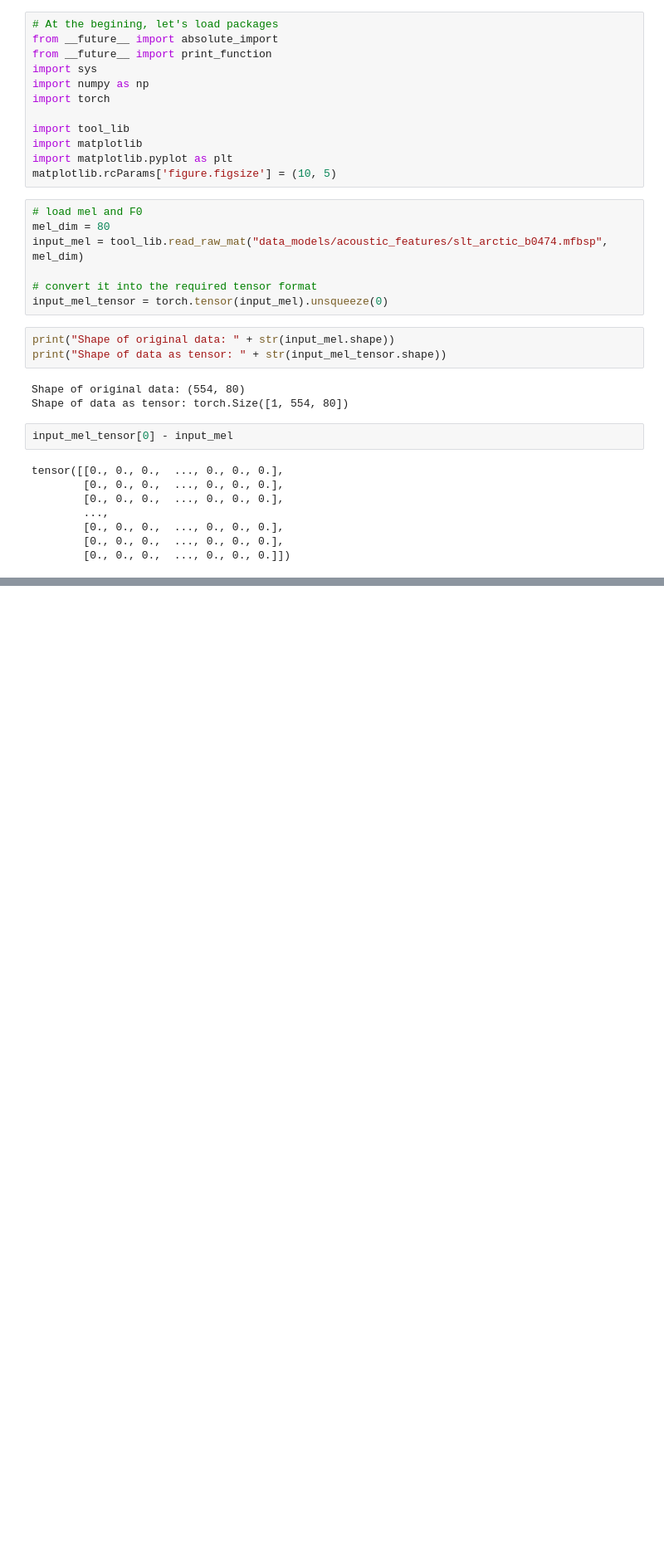
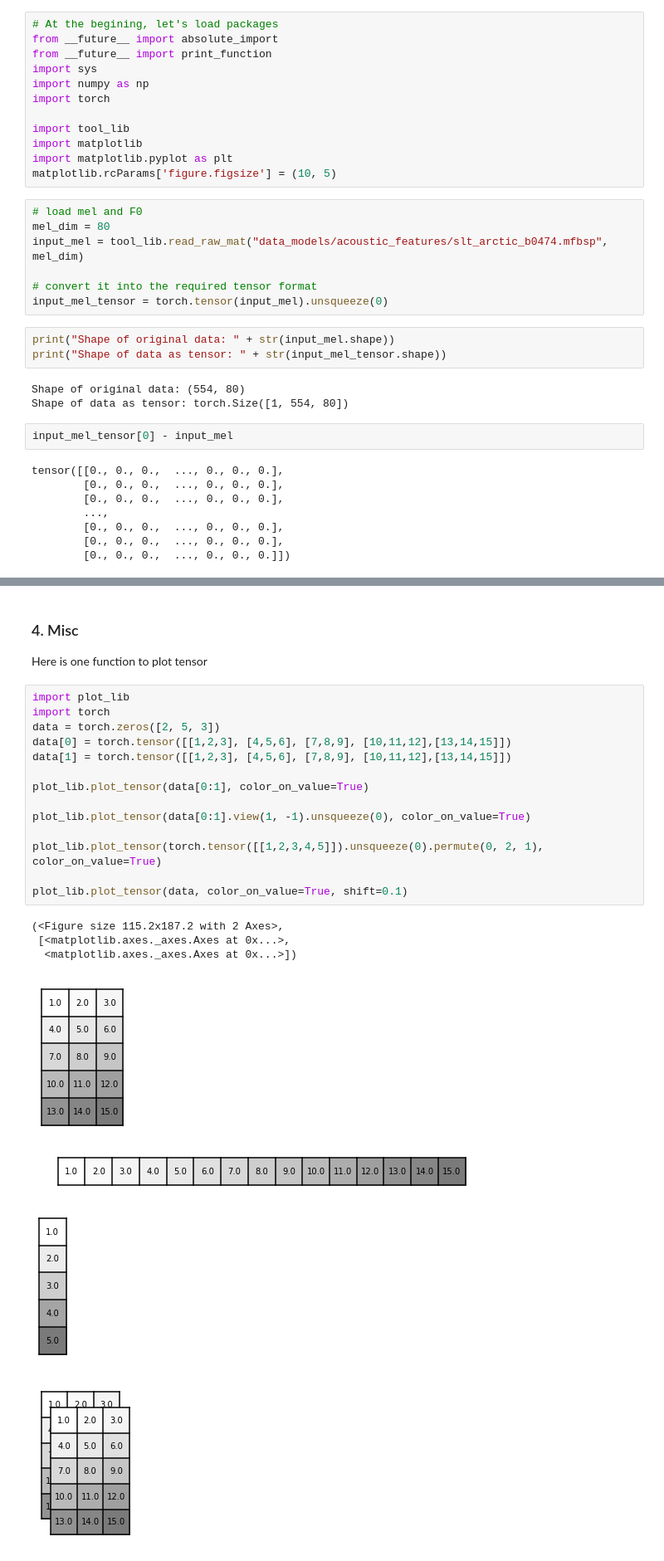
Before and after one commit to nii-yamagishilab/project-NN-Pytorch-scripts, a Jupyter notebook: tutorials/1_tensor_shape.ipynb, the cells around one changed output, grey strips where cells are left out. Shown at 83% size. Cells and saved outputs as stored; diff of their text form; blank space fills up the shorter version.

```diff
--- a/tutorials/1_tensor_shape.ipynb
+++ b/tutorials/1_tensor_shape.ipynb
@@ -66,0 +69,26 @@ In summary, the tensor used by neural networks in this project should be:
+# %% [markdown]
+### 4. Misc
+
+Here is one function to plot tensor
+# %%
+import plot_lib
+import torch
+data = torch.zeros([2, 5, 3])
+data[0] = torch.tensor([[1,2,3], [4,5,6], [7,8,9], [10,11,12],[13,14,15]])
+data[1] = torch.tensor([[1,2,3], [4,5,6], [7,8,9], [10,11,12],[13,14,15]])
+
+plot_lib.plot_tensor(data[0:1], color_on_value=True)
+
+plot_lib.plot_tensor(data[0:1].view(1, -1).unsqueeze(0), color_on_value=True)
+
+plot_lib.plot_tensor(torch.tensor([[1,2,3,4,5]]).unsqueeze(0).permute(0, 2, 1), color_on_value=True)
+
+plot_lib.plot_tensor(data, color_on_value=True, shift=0.1)
+# %% [output]
+(<Figure size 115.2x187.2 with 2 Axes>,
+ [<matplotlib.axes._axes.Axes at 0x...>,
+  <matplotlib.axes._axes.Axes at 0x...>])
+[figure, added]
+[figure, added]
+[figure, added]
+[figure, added]
```
Also changed, not shown: parts of 2 cells of this notebook, 5 other files.
